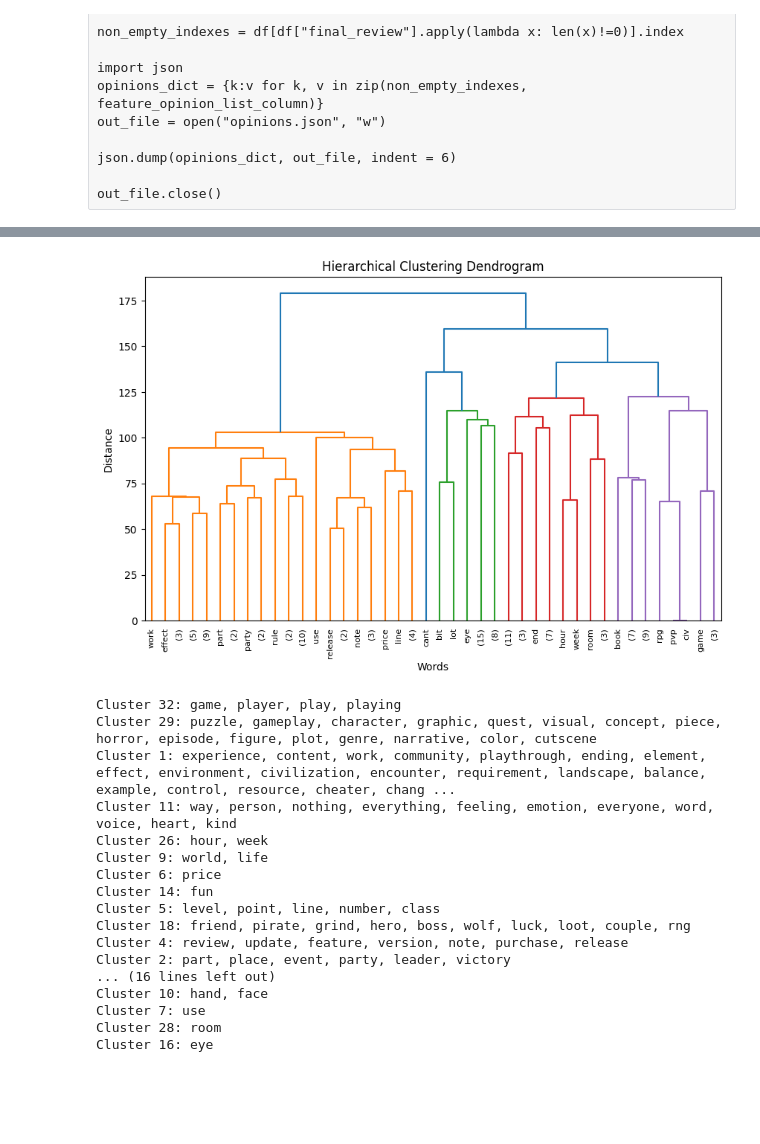
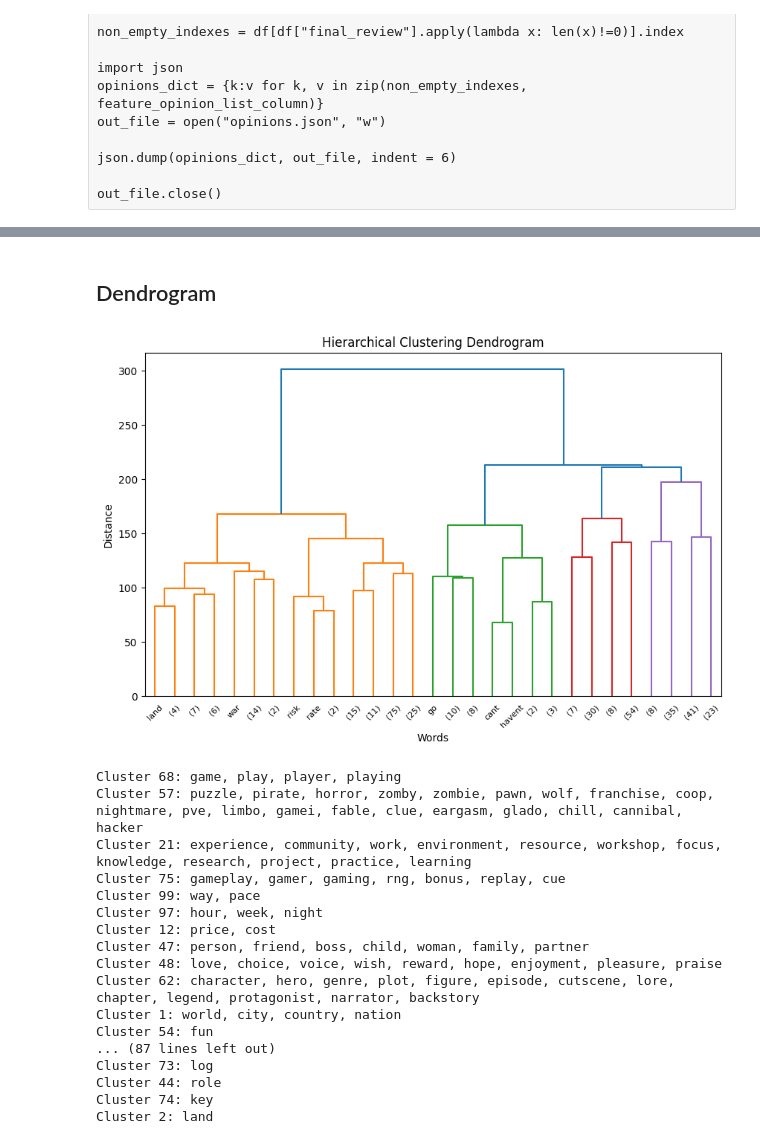
Before and after one commit to markrz12/aspect-based-opinion-mining, a Jupyter notebook: Mgr1.ipynb, the cells around one changed output, grey strips where cells are left out. Cells and saved outputs as stored; diff of their text form; code cells hidden in the pictures; blank space fills up the shorter version.

Commit message:
Dendrogram

```diff
--- a/Mgr1.ipynb
+++ b/Mgr1.ipynb
@@ -876,24 +679,31 @@ word_vectors = pd.DataFrame([i.vector for i in tokens])
+# %% [markdown]
+## Dendrogram
+# %%
+popular_words = word_counts[word_counts['count']>= 15]["word"].to_list()
+nlp = spacy.load('en_core_web_md')
+tokens = [nlp(word) for word in popular_words]
+word_vectors = pd.DataFrame([i.vector for i in tokens])
 # %%
 import pandas as pd
 import spacy
 from scipy.cluster.hierarchy import dendrogram, linkage
 import matplotlib.pyplot as plt
 
 
 Z = linkage(word_vectors.values, method='ward')
 
 plt.figure(figsize=(10,6))
-dendrogram(Z, p = 5, truncate_mode = "level", orientation='top', labels = popular_words, leaf_font_size = 8)
+dendrogram(Z, p = 4, truncate_mode = "level", orientation='top', labels = popular_words, leaf_font_size = 8)
 plt.title('Hierarchical Clustering Dendrogram')
 plt.xlabel('Words')
 plt.ylabel('Distance')
 plt.show()
 # %% [output]
-[figure, old version]
+[figure, new version]
 # %%
 from scipy.cluster.hierarchy import fcluster
 
-cluster_labels = fcluster(Z, t = 78,  criterion="distance")
+cluster_labels = fcluster(Z, t = 75,  criterion="distance")
 
 clusters = {}
 for word, label in zip(popular_words, cluster_labels):
@@ -905,20 +715,20 @@ for word, label in zip(popular_words, cluster_labels):
 for label, words in clusters.items():
     print(f"Cluster {label}: {', '.join(words)}")
 # %% [output]
-Cluster 32: game, player, play, playing
-Cluster 29: puzzle, gameplay, character, graphic, quest, visual, concept, piece, horror, episode, figure, plot, genre, narrative, color, cutscene
-Cluster 1: experience, content, work, community, playthrough, ending, element, effect, environment, civilization, encounter, requirement, landscape, balance, example, control, resource, cheater, chang ...
-Cluster 11: way, person, nothing, everything, feeling, emotion, everyone, word, voice, heart, kind
-Cluster 26: hour, week
-Cluster 9: world, life
-Cluster 6: price
-Cluster 14: fun
-Cluster 5: level, point, line, number, class
-Cluster 18: friend, pirate, grind, hero, boss, wolf, luck, loot, couple, rng
-Cluster 4: review, update, feature, version, note, purchase, release
-Cluster 2: part, place, event, party, leader, victory
-... (16 lines left out)
-Cluster 10: hand, face
-Cluster 7: use
-Cluster 28: room
-Cluster 16: eye
+Cluster 68: game, play, player, playing
+Cluster 57: puzzle, pirate, horror, zomby, zombie, pawn, wolf, franchise, coop, nightmare, pve, limbo, gamei, fable, clue, eargasm, glado, chill, cannibal, hacker
+Cluster 21: experience, community, work, environment, resource, workshop, focus, knowledge, research, project, practice, learning
+Cluster 75: gameplay, gamer, gaming, rng, bonus, replay, cue
+Cluster 99: way, pace
+Cluster 97: hour, week, night
+Cluster 12: price, cost
+Cluster 47: person, friend, boss, child, woman, family, partner
+Cluster 48: love, choice, voice, wish, reward, hope, enjoyment, pleasure, praise
+Cluster 62: character, hero, genre, plot, figure, episode, cutscene, lore, chapter, legend, protagonist, narrator, backstory
+Cluster 1: world, city, country, nation
+Cluster 54: fun
+... (87 lines left out)
+Cluster 73: log
+Cluster 44: role
+Cluster 74: key
+Cluster 2: land
```
Also changed, not shown: parts of 47 cells of this notebook, 5 other files.
